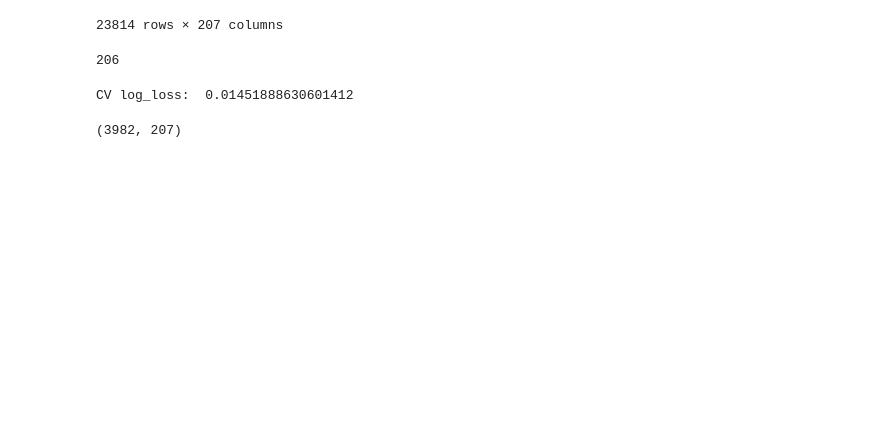
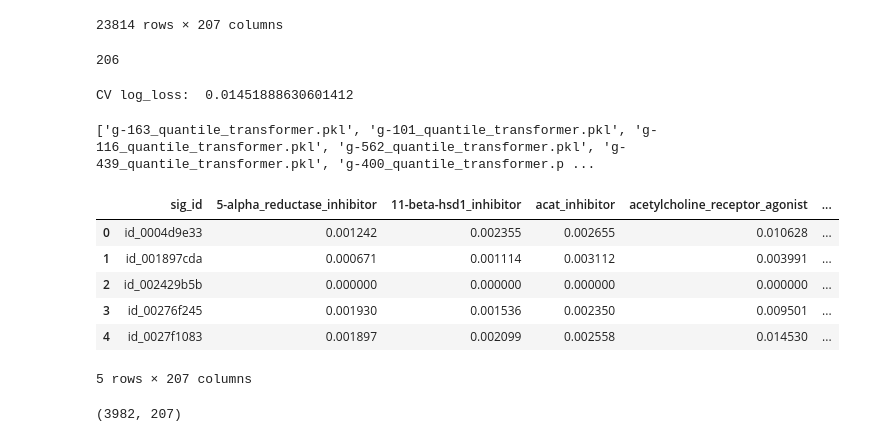
Before and after one commit to lzj222/Moa, a Jupyter notebook: notebook26b9ec3f15.ipynb, the cells around one changed output. Cells and saved outputs as stored; diff of their text form; code cells hidden in the pictures; blank space fills up the shorter version.

Commit message:
Kaggle Notebook | notebook26b9ec3f15 | test10

```diff
--- a/notebook26b9ec3f15.ipynb
+++ b/notebook26b9ec3f15.ipynb
@@ -684,6 +688,18 @@ CV log_loss:  0.01451888630601412
 # %%
 sub = sample_submission.drop(columns=target_cols).merge(test[['sig_id']+target_cols], on='sig_id', how='left').fillna(0)
 sub.to_csv('submission.csv', index=False)
+import os
+print(os.listdir('/kaggle/working/'))
+sub.head()
+# %% [output]
+['g-163_quantile_transformer.pkl', 'g-101_quantile_transformer.pkl', 'g-116_quantile_transformer.pkl', 'g-562_quantile_transformer.pkl', 'g-439_quantile_transformer.pkl', 'g-400_quantile_transformer.p ...
+|  | sig_id | 5-alpha_reductase_inhibitor | 11-beta-hsd1_inhibitor | acat_inhibitor | acetylcholine_receptor_agonist | ... |
+| 0 | id_0004d9e33 | 0.001242 | 0.002355 | 0.002655 | 0.010628 | ... |
+| 1 | id_001897cda | 0.000671 | 0.001114 | 0.003112 | 0.003991 | ... |
+| 2 | id_002429b5b | 0.000000 | 0.000000 | 0.000000 | 0.000000 | ... |
+| 3 | id_00276f245 | 0.001930 | 0.001536 | 0.002350 | 0.009501 | ... |
+| 4 | id_0027f1083 | 0.001897 | 0.002099 | 0.002558 | 0.014530 | ... |
+5 rows × 207 columns
 # %%
 sub.shape
 # %% [output]
```
Also changed, not shown: parts of 1 cell of this notebook.
